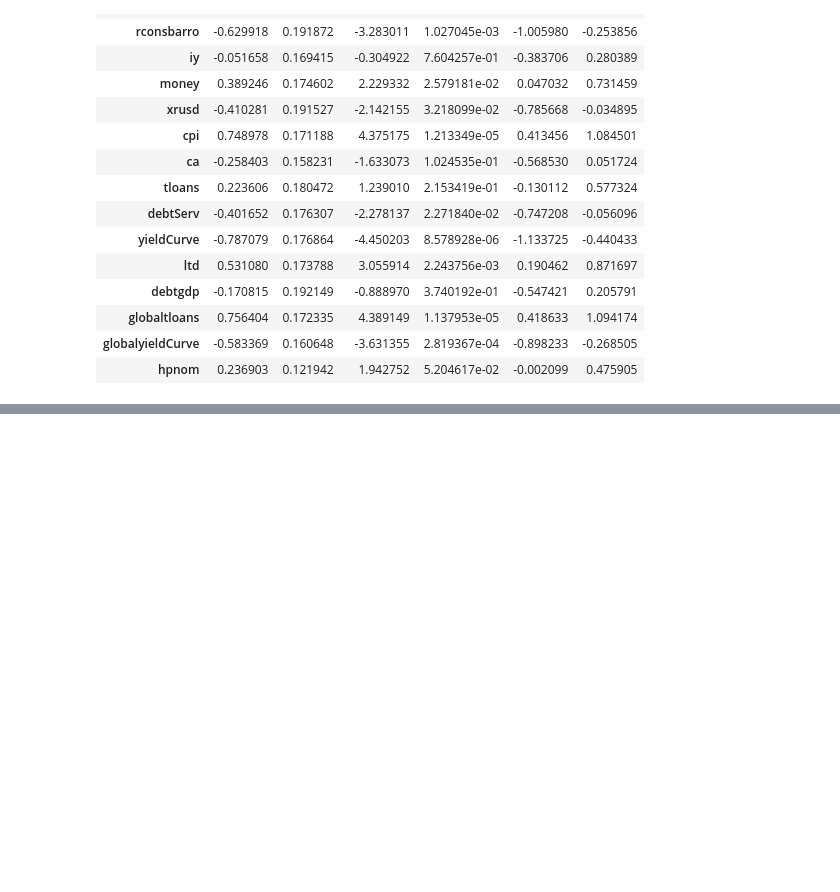
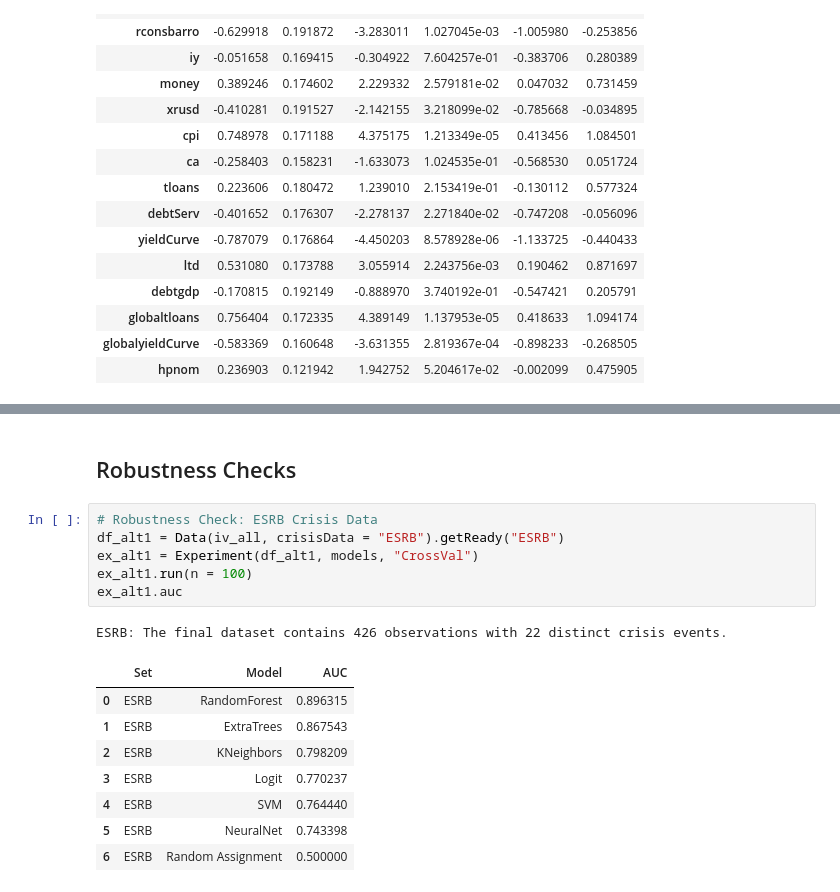
Before and after one commit to chrisreimann/financialCrisisML, a Jupyter notebook: code/run.ipynb, the cells around one changed output, grey strips where cells are left out. Cells and saved outputs as stored; diff of their text form; blank space fills up the shorter version.

```diff
--- a/code/run.ipynb
+++ b/code/run.ipynb
@@ -182,0 +187,18 @@ AUC: 0.9631425921748502
+# %% [markdown]
+## Robustness Checks
+# %%
+# Robustness Check: ESRB Crisis Data
+df_alt1 = Data(iv_all, crisisData = "ESRB").getReady("ESRB")
+ex_alt1 = Experiment(df_alt1, models, "CrossVal")
+ex_alt1.run(n = 100)
+ex_alt1.auc
+# %% [output]
+ESRB: The final dataset contains 426 observations with 22 distinct crisis events.
+|  | Set | Model | AUC |
+| 0 | ESRB | RandomForest | 0.896315 |
+| 1 | ESRB | ExtraTrees | 0.867543 |
+| 2 | ESRB | KNeighbors | 0.798209 |
+| 3 | ESRB | Logit | 0.770237 |
+| 4 | ESRB | SVM | 0.764440 |
+| 5 | ESRB | NeuralNet | 0.743398 |
+| 6 | ESRB | Random Assignment | 0.500000 |
```
Also changed, not shown: parts of 5 cells of this notebook, 2 other files.
